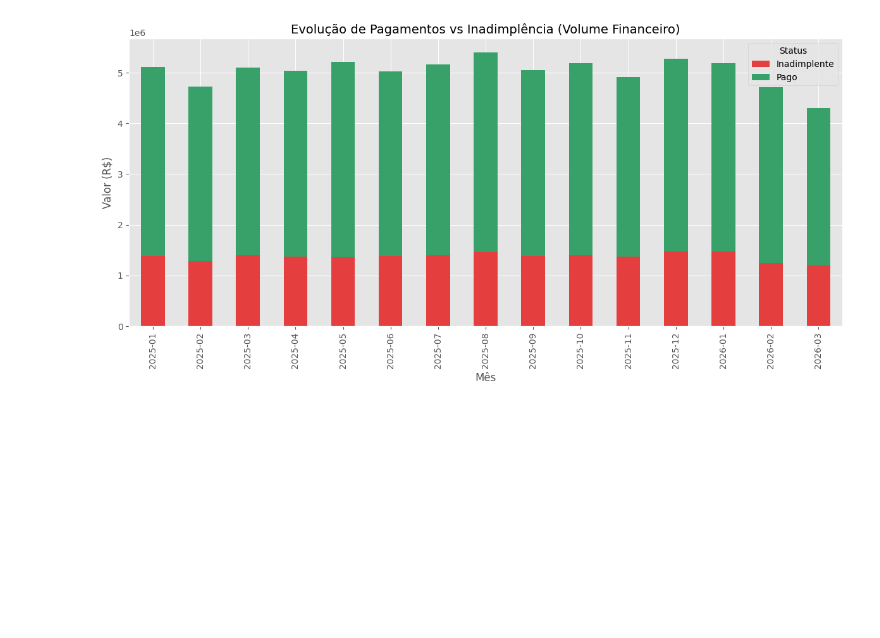
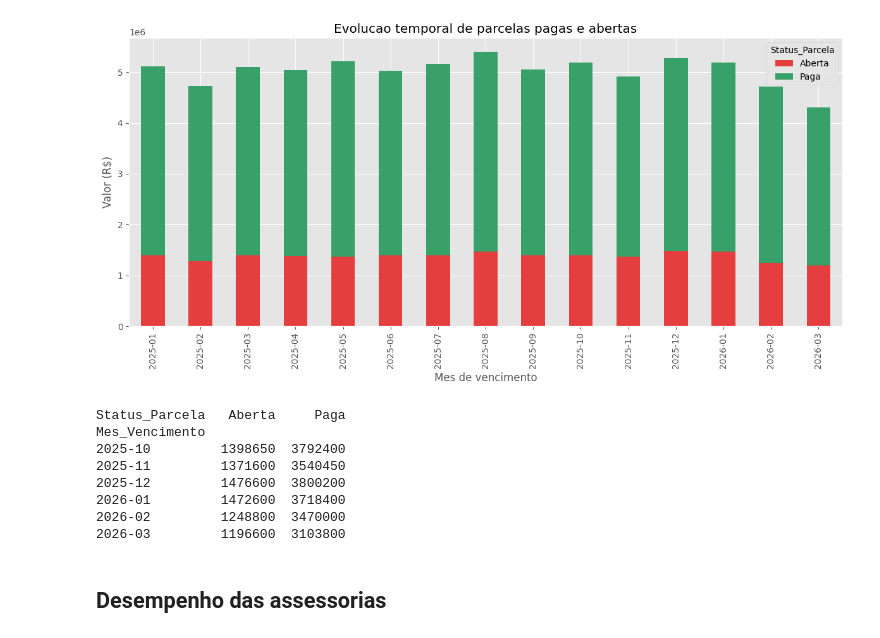
Before and after one commit to juanalenca/creditguard, a Jupyter notebook: data-science/notebooks/02_eda_real.ipynb, the cells around one changed output. Cells and saved outputs as stored; diff of their text form; code cells hidden in the pictures; blank space fills up the shorter version.

```diff
--- a/data-science/notebooks/02_eda_real.ipynb
+++ b/data-science/notebooks/02_eda_real.ipynb
@@ -30,15 +80,25 @@ plt.show()
 # %%
 pagamentos['Mes_Vencimento'] = pagamentos['Data_Vencimento'].dt.to_period('M')
-pagamentos['Status'] = pagamentos['Data_Pagamento'].notna().map({True: 'Pago', False: 'Inadimplente'})
-
-evolucao = pagamentos.groupby(['Mes_Vencimento', 'Status'])['Valor_Parcela'].sum().unstack().fillna(0)
+pagamentos['Status_Parcela'] = pagamentos['Data_Pagamento'].notna().map({True: 'Paga', False: 'Aberta'})
+evolucao = pagamentos.groupby(['Mes_Vencimento', 'Status_Parcela'])['Valor_Parcela'].sum().unstack().fillna(0)
 
 evolucao.plot(kind='bar', stacked=True, figsize=(12, 6), color=['#e53e3e', '#38a169'])
-plt.title('Evolução de Pagamentos vs Inadimplência (Volume Financeiro)', fontsize=14)
-plt.xlabel('Mês')
+plt.title('Evolucao temporal de parcelas pagas e abertas')
+plt.xlabel('Mes de vencimento')
 plt.ylabel('Valor (R$)')
-plt.legend(title='Status')
 plt.tight_layout()
 plt.show()
+
+print(evolucao.tail(6).round(2))
 # %% [output]
-[figure, old version]
+[figure, new version]
+Status_Parcela   Aberta     Paga
+Mes_Vencimento
+2025-10         1398650  3792400
+2025-11         1371600  3540450
+2025-12         1476600  3800200
+2026-01         1472600  3718400
+2026-02         1248800  3470000
+2026-03         1196600  3103800
+# %% [markdown]
+## Desempenho das assessorias
```
Also changed, not shown: parts of 11 cells of this notebook, 49 other files.
